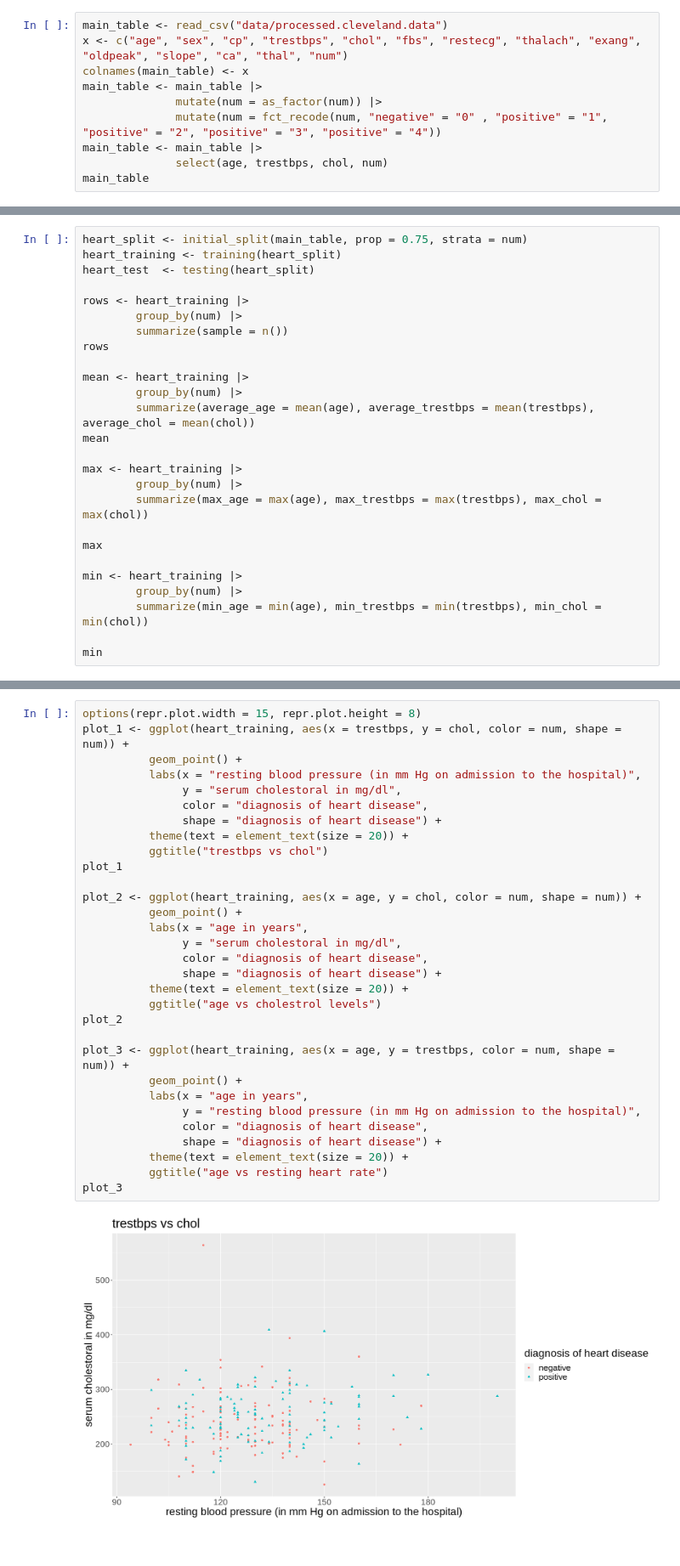
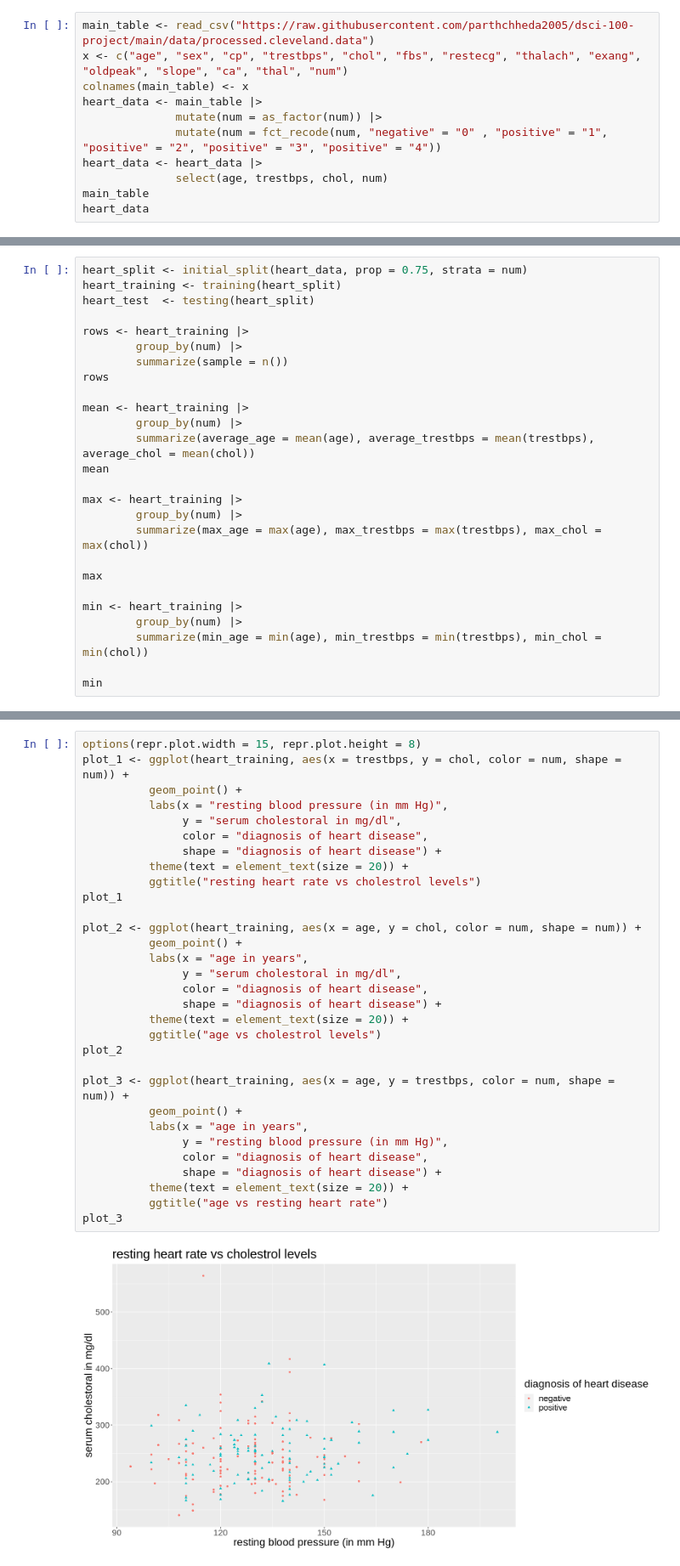
Before and after one commit to parthchheda2005/dsci-100-project, a Jupyter notebook: heart_disease.ipynb, the cells around one changed output, grey strips where cells are left out. Shown at 85% size. Saved outputs shown, nothing was run; the diff lists cells and outputs as text.

```diff
--- a/heart_disease.ipynb
+++ b/heart_disease.ipynb
@@ -24,13 +49,14 @@ options(repr.matrix.max.rows = 6)
 # %%
-main_table <- read_csv("data/processed.cleveland.data")
+main_table <- read_csv("https://raw.githubusercontent.com/parthchheda2005/dsci-100-project/main/data/processed.cleveland.data")
 x <- c("age", "sex", "cp", "trestbps", "chol", "fbs", "restecg", "thalach", "exang", "oldpeak", "slope", "ca", "thal", "num")
 colnames(main_table) <- x
-main_table <- main_table |>
+heart_data <- main_table |>
               mutate(num = as_factor(num)) |>
               mutate(num = fct_recode(num, "negative" = "0" , "positive" = "1", "positive" = "2", "positive" = "3", "positive" = "4"))
-main_table <- main_table |>
+heart_data <- heart_data |>
               select(age, trestbps, chol, num)
 main_table
+heart_data
 # %% [output]
 New names:
 • `1.0` -> `1.0...2`
@@ -59,5 +95,5 @@ A tibble: 302 × 4
 # %%
-heart_split <- initial_split(main_table, prop = 0.75, strata = num)
+heart_split <- initial_split(heart_data, prop = 0.75, strata = num)
 heart_training <- training(heart_split)
 heart_test  <- testing(heart_split)
 
@@ -106,33 +142,33 @@ A tibble: 2 × 4
 # %%
 options(repr.plot.width = 15, repr.plot.height = 8)
 plot_1 <- ggplot(heart_training, aes(x = trestbps, y = chol, color = num, shape = num)) +
           geom_point() +
-          labs(x = "resting blood pressure (in mm Hg on admission to the hospital)",
+          labs(x = "resting blood pressure (in mm Hg)",
                y = "serum cholestoral in mg/dl",
                color = "diagnosis of heart disease",
                shape = "diagnosis of heart disease") +
           theme(text = element_text(size = 20)) +
-          ggtitle("trestbps vs chol")
+          ggtitle("resting heart rate vs cholestrol levels")
 plot_1
 
 plot_2 <- ggplot(heart_training, aes(x = age, y = chol, color = num, shape = num)) +
           geom_point() +
           labs(x = "age in years",
                y = "serum cholestoral in mg/dl",
                color = "diagnosis of heart disease",
                shape = "diagnosis of heart disease") +
           theme(text = element_text(size = 20)) +
           ggtitle("age vs cholestrol levels")
 plot_2
 
 plot_3 <- ggplot(heart_training, aes(x = age, y = trestbps, color = num, shape = num)) +
           geom_point() +
           labs(x = "age in years",
-               y = "resting blood pressure (in mm Hg on admission to the hospital)",
+               y = "resting blood pressure (in mm Hg)",
                color = "diagnosis of heart disease",
                shape = "diagnosis of heart disease") +
           theme(text = element_text(size = 20)) +
           ggtitle("age vs resting heart rate")
 plot_3
 # %% [output]
-[figure, old version]
+[figure, new version]
```
Also changed, not shown: parts of 9 cells of this notebook.
